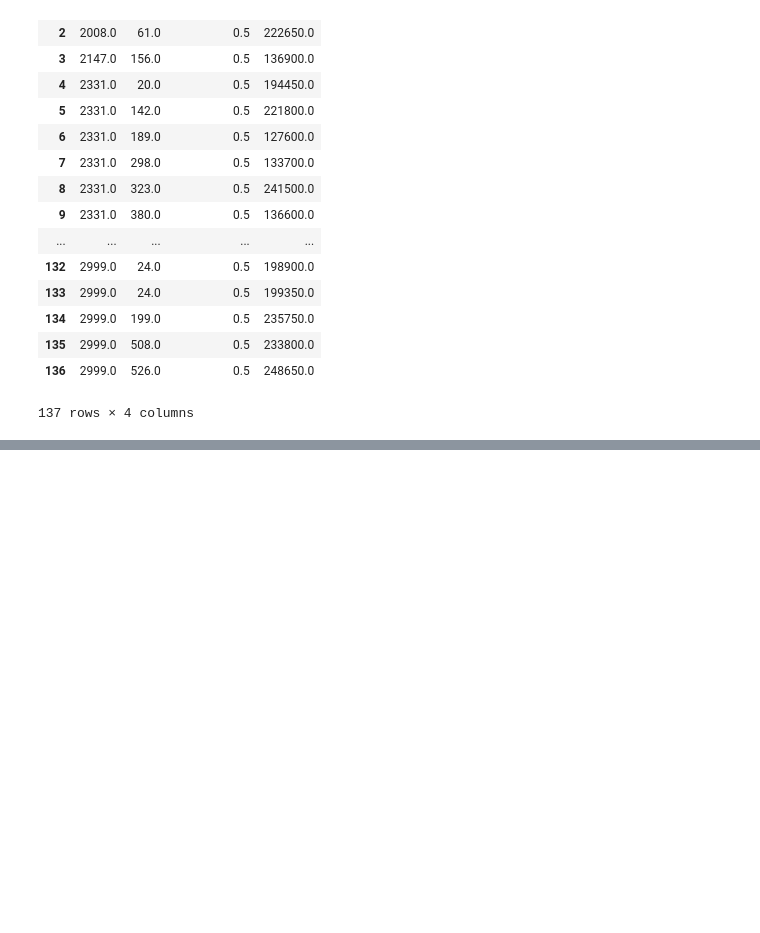
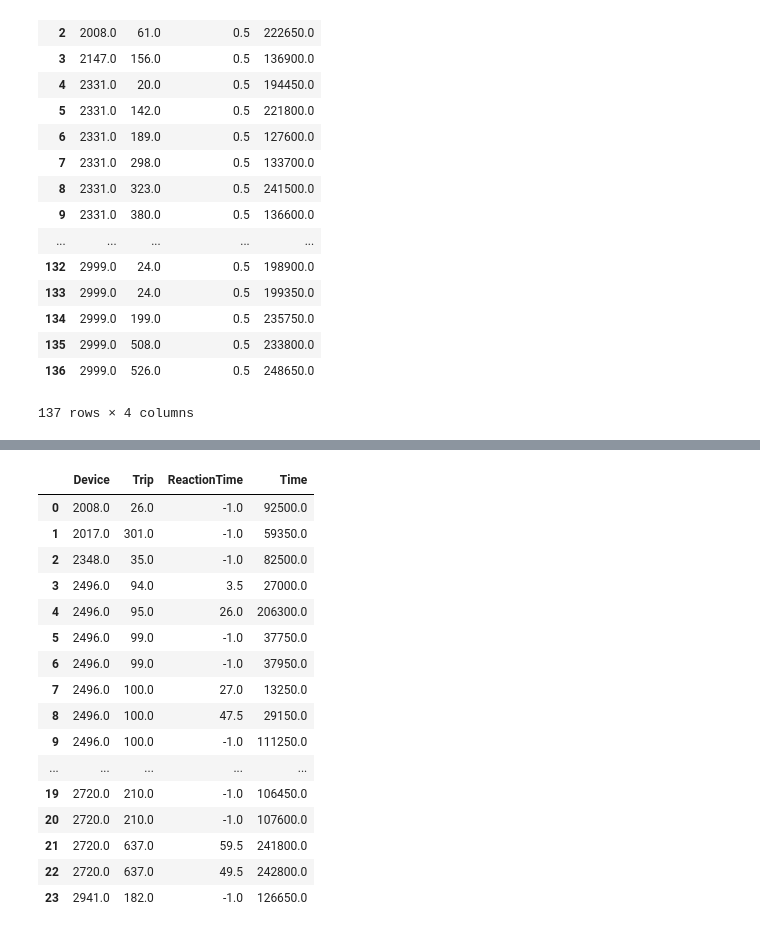
Before and after one commit to caseyc49s/HT3---Public, a Jupyter notebook: Preprocessing/bzw7_process.ipynb, the cells around one changed output, grey strips where cells are left out. Drawn from its saved outputs; the diff is of its cells as text; code cells hidden in the pictures; blank space fills up the shorter version.

Commit message:
updated preprocessing for all event app ids

```diff
--- a/Preprocessing/bzw7_process.ipynb
+++ b/Preprocessing/bzw7_process.ipynb
@@ -159,0 +207,44 @@ reactiveness
+# %%
+evt_ = evtwarn[(evtwarn['EventAppId'] == 1)]
+ignore_interval = 2.5 * 100
+e_  = pd.DataFrame(columns=evt_.columns)
+i_ = 0
+for i, row in evt_.iterrows():
+    if i_==0:
+        e_.loc[i_] = row
+        i_+=1
+    else:
+        if ((i-1 in evt_.index) and (evt_.loc[i]['Trip']==evt_.loc[i-1]['Trip']) \
+        and (evt_.loc[i]['Device']==evt_.loc[i-1]['Device']) and (evt_.loc[i]['Time']-evt_.loc[i-1]['Time']<=ignore_interval)):
+            pass
+        else:
+            e_.loc[i_] = row
+            i_+=1
+max_look_time = 60 * 100
+reactiveness = pd.DataFrame(columns=['Device','Trip','ReactionTime','Time'])
+for i,row in e_.iterrows():
+    rt = list(host[(host['Device']==row['Device']) & (host['Trip']==row['Trip']) & (host['Time']>row['Time']) & (host['Time']<(row['Time']+max_look_time)) & (host['BrakeStatus']==1)]['Time'])
+    if len(rt)>0:
+        rt=(rt[0]-row['Time'])/100
+    else:
+        rt=-1
+    reactiveness.loc[i]=[row['Device'],row['Trip'],rt,row['Time']]
+reactiveness
+# %% [output]
+|  | Device | Trip | ReactionTime | Time |
+| 0 | 2008.0 | 26.0 | -1.0 | 92500.0 |
+| 1 | 2017.0 | 301.0 | -1.0 | 59350.0 |
+| 2 | 2348.0 | 35.0 | -1.0 | 82500.0 |
+| 3 | 2496.0 | 94.0 | 3.5 | 27000.0 |
+| 4 | 2496.0 | 95.0 | 26.0 | 206300.0 |
+| 5 | 2496.0 | 99.0 | -1.0 | 37750.0 |
+| 6 | 2496.0 | 99.0 | -1.0 | 37950.0 |
+| 7 | 2496.0 | 100.0 | 27.0 | 13250.0 |
+| 8 | 2496.0 | 100.0 | 47.5 | 29150.0 |
+| 9 | 2496.0 | 100.0 | -1.0 | 111250.0 |
+| ... | ... | ... | ... | ... |
+| 19 | 2720.0 | 210.0 | -1.0 | 106450.0 |
+| 20 | 2720.0 | 210.0 | -1.0 | 107600.0 |
+| 21 | 2720.0 | 637.0 | 59.5 | 241800.0 |
+| 22 | 2720.0 | 637.0 | 49.5 | 242800.0 |
+| 23 | 2941.0 | 182.0 | -1.0 | 126650.0 |
```
Also changed, not shown: parts of 7 cells of this notebook.
